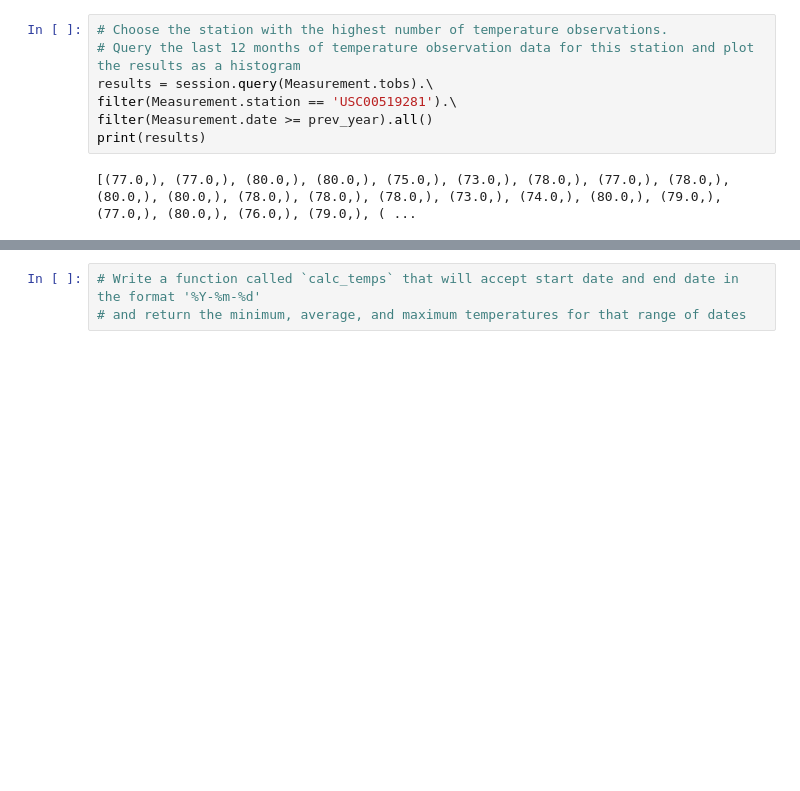
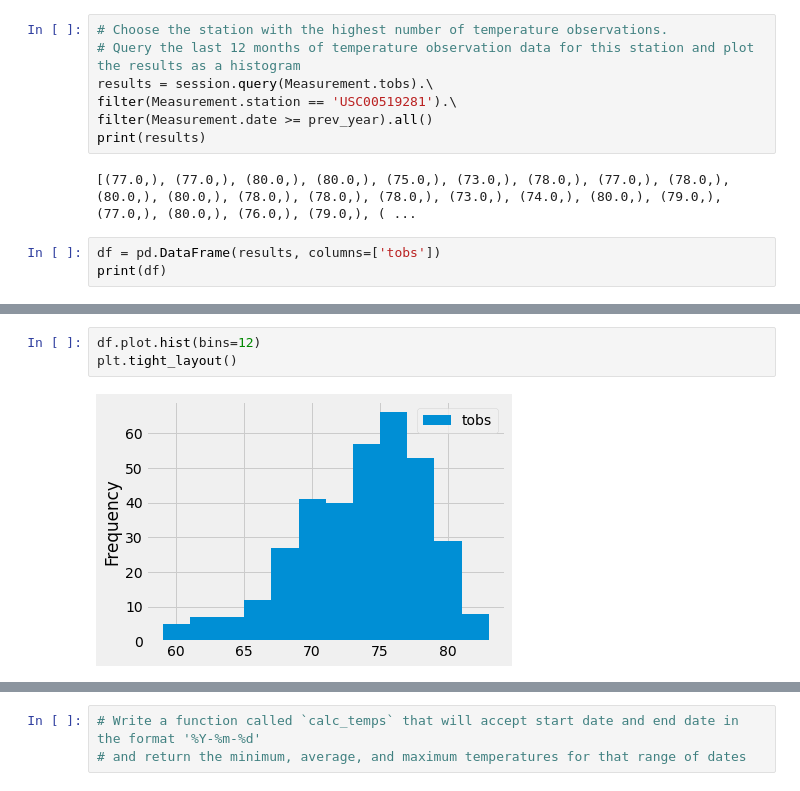
Before and after one commit to Mikeblanchard/Surfs_Up, a Jupyter notebook: climate_analysis.ipynb, the cells around one changed output, grey strips where cells are left out. Cells and saved outputs as stored; diff of their text form; blank space fills up the shorter version.

```diff
--- a/climate_analysis.ipynb
+++ b/climate_analysis.ipynb
@@ -175,3 +175,6 @@ filter(Measurement.date >= prev_year).all()
 print(results)
 # %% [output]
 [(77.0,), (77.0,), (80.0,), (80.0,), (75.0,), (73.0,), (78.0,), (77.0,), (78.0,), (80.0,), (80.0,), (78.0,), (78.0,), (78.0,), (73.0,), (74.0,), (80.0,), (79.0,), (77.0,), (80.0,), (76.0,), (79.0,), ( ...
+# %%
+df = pd.DataFrame(results, columns=['tobs'])
+print(df)
@@ -177,0 +196,5 @@ print(results)
+# %%
+df.plot.hist(bins=12)
+plt.tight_layout()
+# %% [output]
+[figure, added]
```
Also changed, not shown: parts of 3 cells of this notebook.
